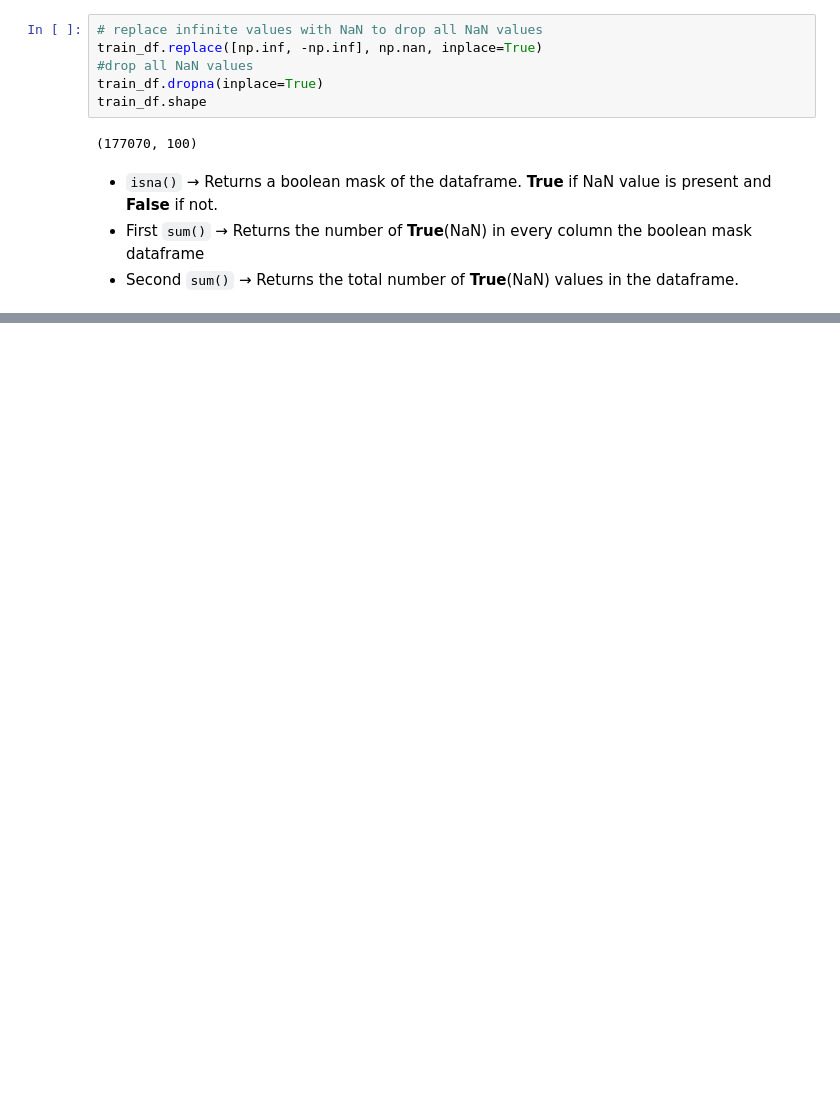
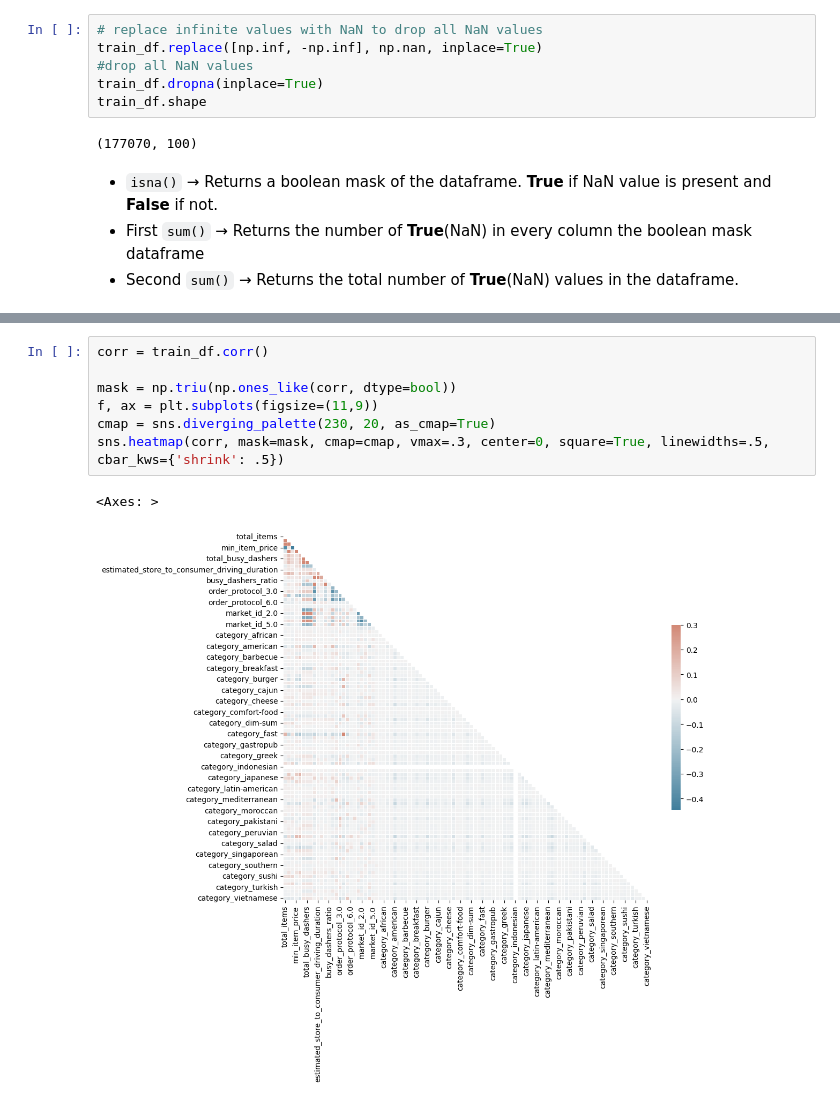
Before and after one commit to shailesh097/delivery_duration_prediction, a Jupyter notebook: delivery_duration.ipynb, the cells around one changed output, grey strips where cells are left out. Drawn from its saved outputs; the diff is of its cells as text; blank space fills up the shorter version.

Commit message:
correlation heatmap

```diff
--- a/delivery_duration.ipynb
+++ b/delivery_duration.ipynb
@@ -291,0 +293,10 @@ train_df.isna().sum().sum()
+# %%
+corr = train_df.corr()
+
+mask = np.triu(np.ones_like(corr, dtype=bool))
+f, ax = plt.subplots(figsize=(11,9))
+cmap = sns.diverging_palette(230, 20, as_cmap=True)
+sns.heatmap(corr, mask=mask, cmap=cmap, vmax=.3, center=0, square=True, linewidths=.5, cbar_kws={'shrink': .5})
+# %% [output]
+<Axes: >
+[figure, added]
```
Also changed, not shown: parts of 7 cells of this notebook, 1 other file.
